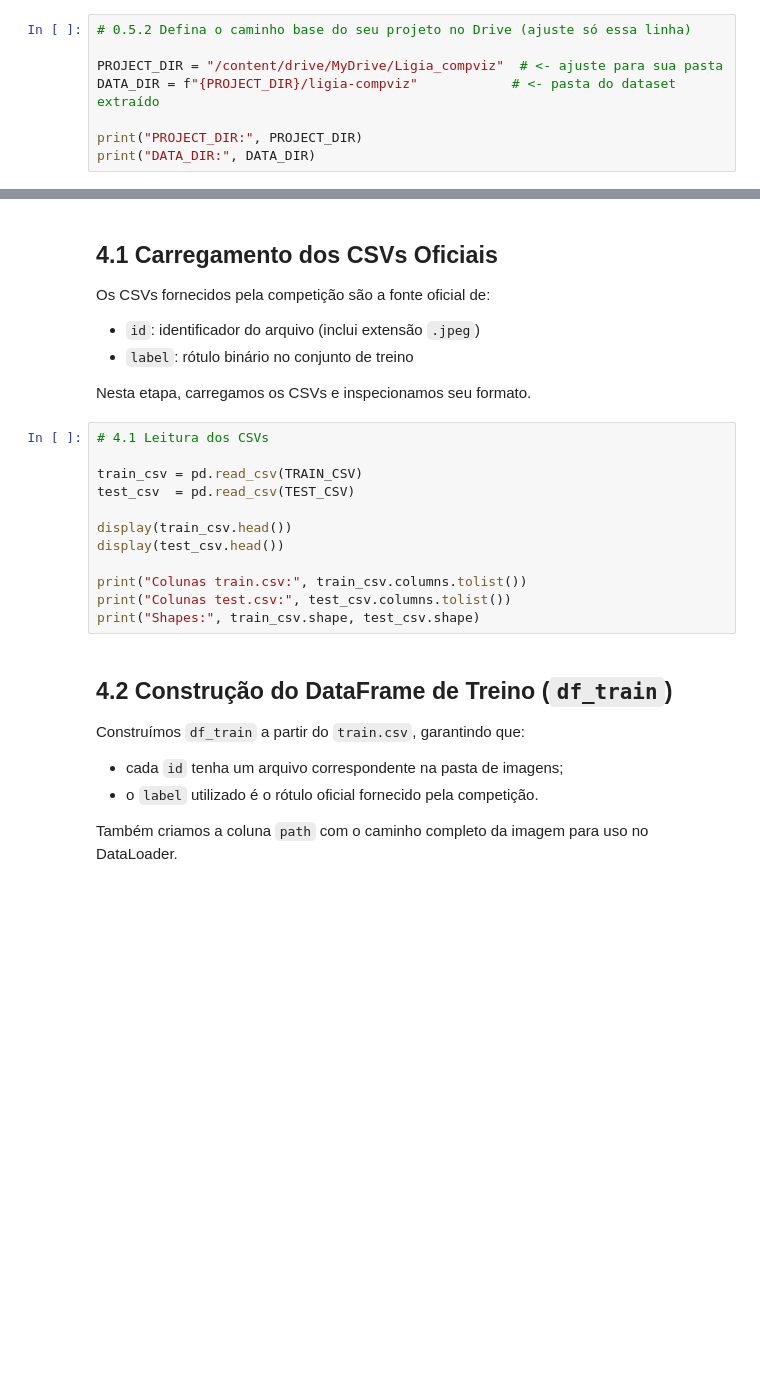
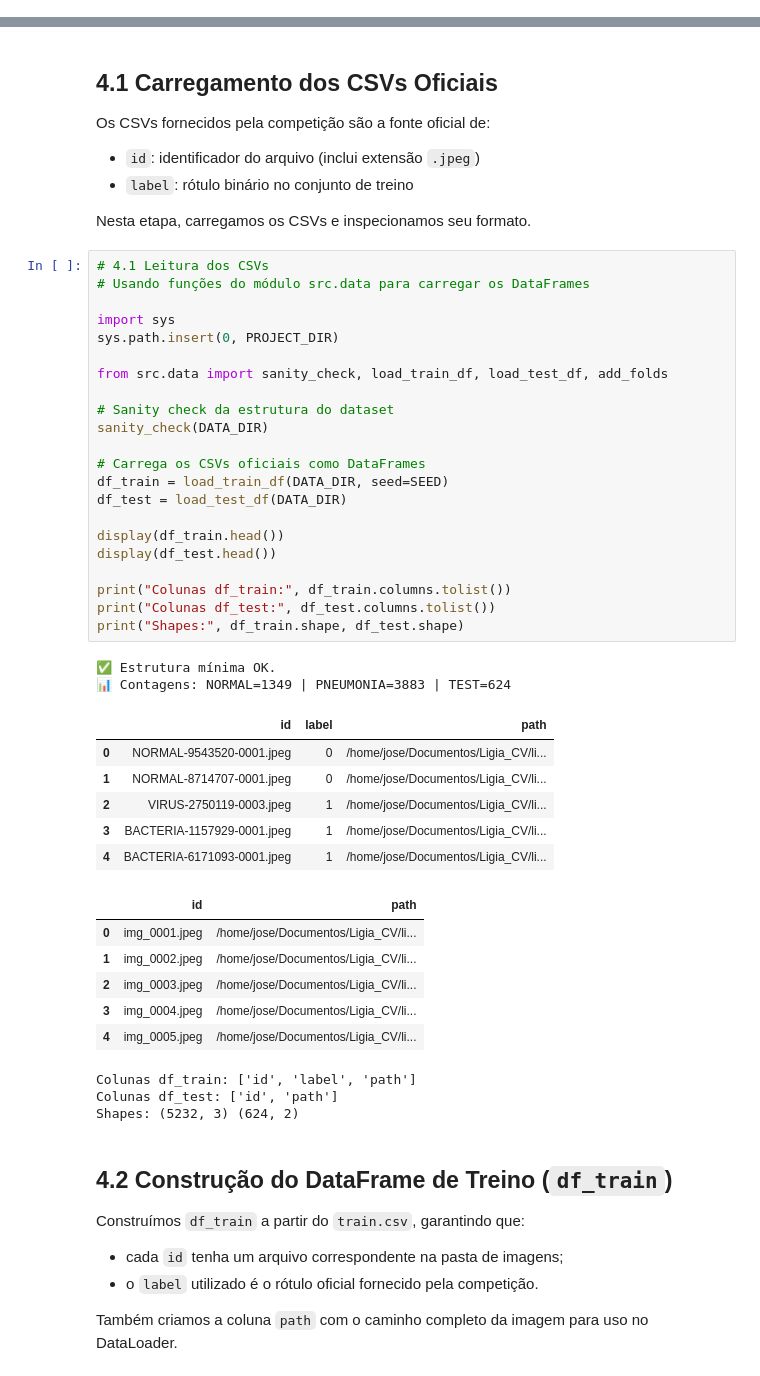
Before and after one commit to Guilhermtn/Ligia_CV, a Jupyter notebook: notebooks/competicao.ipynb, the cells around one changed output, grey strips where cells are left out. Drawn from its saved outputs; the diff is of its cells as text; blank space fills up the shorter version.

```diff
--- a/notebooks/competicao.ipynb
+++ b/notebooks/competicao.ipynb
@@ -29,8 +0,0 @@ Recomendação: manter o notebook e a pasta do dataset no mesmo diretório (orga
-# %%
-# 0.5.2 Defina o caminho base do seu projeto no Drive (ajuste só essa linha)
-
-PROJECT_DIR = "/content/drive/MyDrive/Ligia_compviz"  # <- ajuste para sua pasta
-DATA_DIR = f"{PROJECT_DIR}/ligia-compviz"            # <- pasta do dataset extraído
-
-print("PROJECT_DIR:", PROJECT_DIR)
-print("DATA_DIR:", DATA_DIR)
@@ -460,18 +470,46 @@ Os CSVs fornecidos pela competição são a fonte oficial de:
 - `label`: rótulo binário no conjunto de treino
 
 Nesta etapa, carregamos os CSVs e inspecionamos seu formato.
-# %%
-# 4.1 Leitura dos CSVs
-
-train_csv = pd.read_csv(TRAIN_CSV)
-test_csv  = pd.read_csv(TEST_CSV)
-
-display(train_csv.head())
-display(test_csv.head())
-
-print("Colunas train.csv:", train_csv.columns.tolist())
-print("Colunas test.csv:", test_csv.columns.tolist())
-print("Shapes:", train_csv.shape, test_csv.shape)
+# %%
+# 4.1 Leitura dos CSVs
+# Usando funções do módulo src.data para carregar os DataFrames
+
+import sys
+sys.path.insert(0, PROJECT_DIR)
+
+from src.data import sanity_check, load_train_df, load_test_df, add_folds
+
+# Sanity check da estrutura do dataset
+sanity_check(DATA_DIR)
+
+# Carrega os CSVs oficiais como DataFrames
+df_train = load_train_df(DATA_DIR, seed=SEED)
+df_test = load_test_df(DATA_DIR)
+
+display(df_train.head())
+display(df_test.head())
+
+print("Colunas df_train:", df_train.columns.tolist())
+print("Colunas df_test:", df_test.columns.tolist())
+print("Shapes:", df_train.shape, df_test.shape)
+# %% [output]
+✅ Estrutura mínima OK.
+📊 Contagens: NORMAL=1349 | PNEUMONIA=3883 | TEST=624
+|  | id | label | path |
+| 0 | NORMAL-9543520-0001.jpeg | 0 | /home/jose/Documentos/Ligia_CV/li... |
+| 1 | NORMAL-8714707-0001.jpeg | 0 | /home/jose/Documentos/Ligia_CV/li... |
+| 2 | VIRUS-2750119-0003.jpeg | 1 | /home/jose/Documentos/Ligia_CV/li... |
+| 3 | BACTERIA-1157929-0001.jpeg | 1 | /home/jose/Documentos/Ligia_CV/li... |
+| 4 | BACTERIA-6171093-0001.jpeg | 1 | /home/jose/Documentos/Ligia_CV/li... |
+|  | id | path |
+| 0 | img_0001.jpeg | /home/jose/Documentos/Ligia_CV/li... |
+| 1 | img_0002.jpeg | /home/jose/Documentos/Ligia_CV/li... |
+| 2 | img_0003.jpeg | /home/jose/Documentos/Ligia_CV/li... |
+| 3 | img_0004.jpeg | /home/jose/Documentos/Ligia_CV/li... |
+| 4 | img_0005.jpeg | /home/jose/Documentos/Ligia_CV/li... |
+Colunas df_train: ['id', 'label', 'path']
+Colunas df_test: ['id', 'path']
+Shapes: (5232, 3) (624, 2)
 # %% [markdown]
 ## 4.2 Construção do DataFrame de Treino (`df_train`)
 
```
Also changed, not shown: parts of 45 cells of this notebook.
